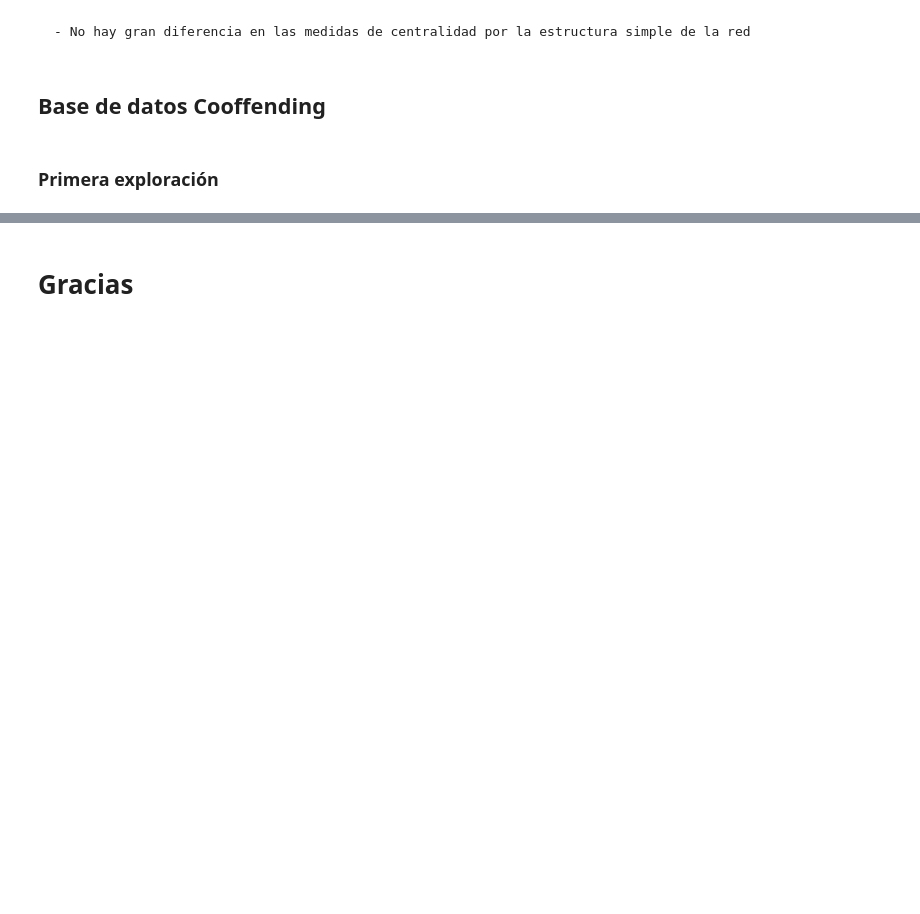
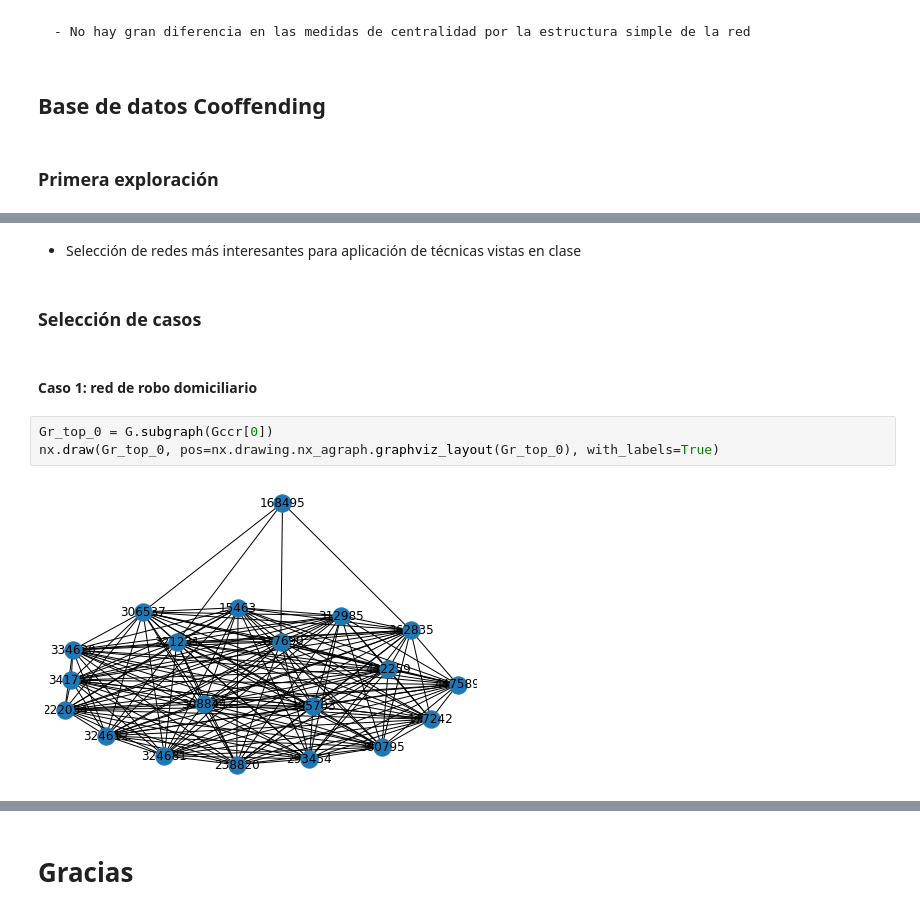
Before and after one commit to santibatte/criminal_communities, a Jupyter notebook: presentation/pres.ipynb, the cells around one changed output, grey strips where cells are left out. Cells and saved outputs as stored; diff of their text form; blank space fills up the shorter version.

```diff
--- a/presentation/pres.ipynb
+++ b/presentation/pres.ipynb
@@ -104,3 +118,14 @@ Gráfica
 HTML('<iframe width="2000" height="900" src="http://[::]:8000/" frameborder="0" allowfullscreen></iframe>')
 # %% [output]
 [interactive output not drawn]
+# %% [markdown]
+- Selección de redes más interesantes para aplicación de técnicas vistas en clase
+# %% [markdown]
+### Selección de casos
+# %% [markdown]
+#### Caso 1: red de robo domiciliario
+# %%
+Gr_top_0 = G.subgraph(Gccr[0])
+nx.draw(Gr_top_0, pos=nx.drawing.nx_agraph.graphviz_layout(Gr_top_0), with_labels=True)
+# %% [output]
+[figure, added]
```
Also changed, not shown: parts of 23 cells of this notebook.
